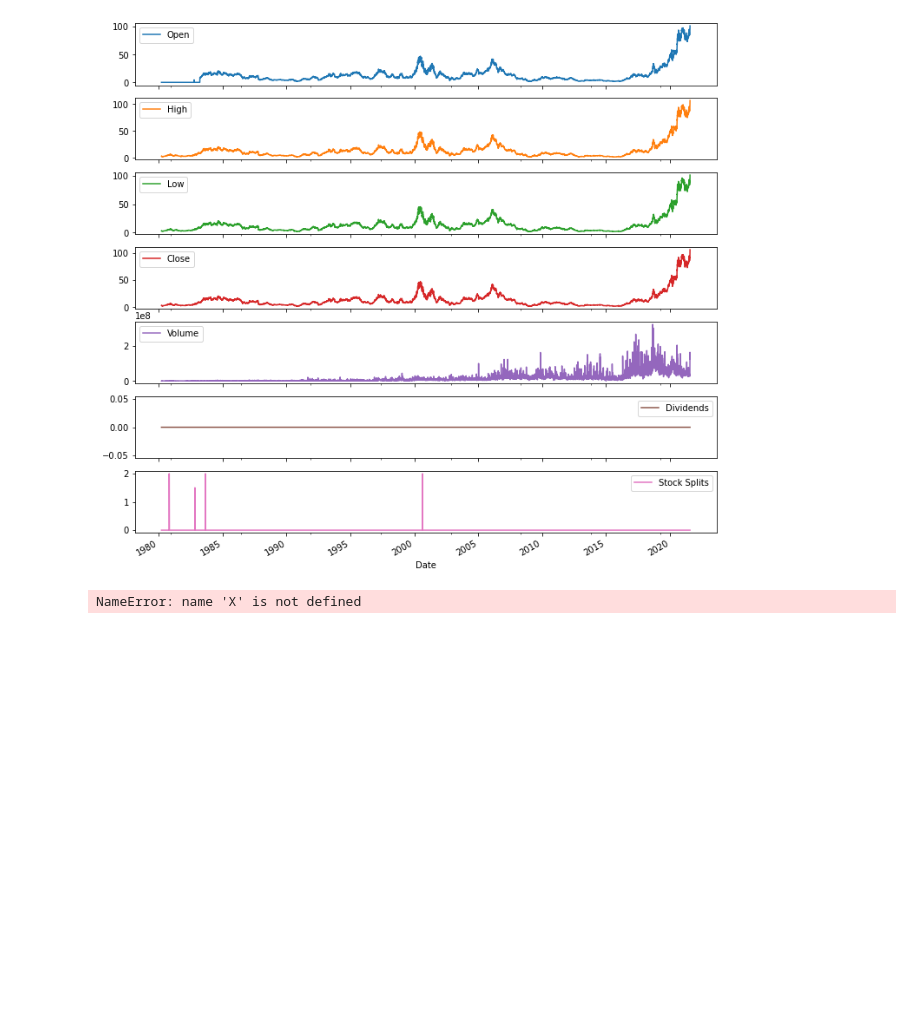
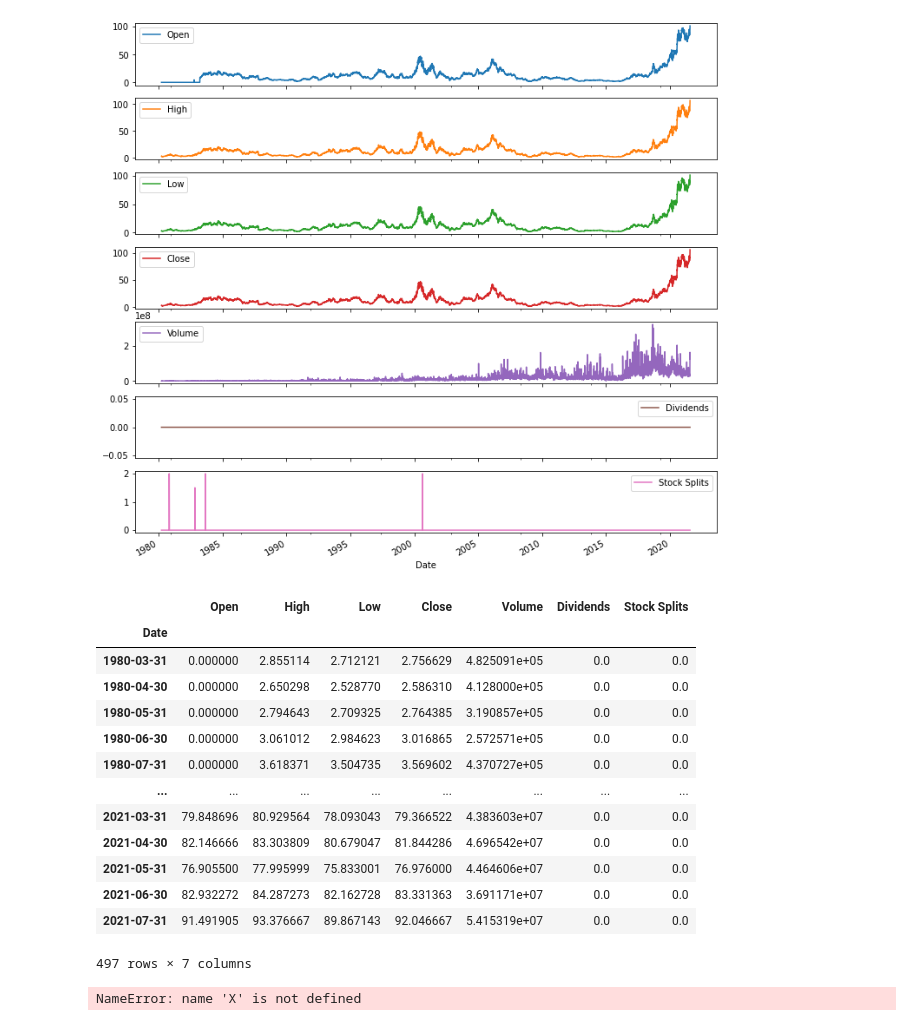
Before and after one commit to whitneydt/Algo_Project, a Jupyter notebook: Tech.ipynb, the cells around one changed output. Cells and saved outputs as stored; diff of their text form; code cells hidden in the pictures; blank space fills up the shorter version.

```diff
--- a/Tech.ipynb
+++ b/Tech.ipynb
@@ -551,6 +531,23 @@ array([<AxesSubplot:xlabel='Date'>, <AxesSubplot:xlabel='Date'>,
 [figure]
 # %%
 # Collecting Advanced FNAN Data
+# %%
+amd_hist.resample("1M").mean()
+# %% [output]
+|  | Open | High | Low | Close | Volume | Dividends | Stock Splits |
+| Date |  |  |  |  |  |  |  |
+| 1980-03-31 | 0.000000 | 2.855114 | 2.712121 | 2.756629 | 4.825091e+05 | 0.0 | 0.0 |
+| 1980-04-30 | 0.000000 | 2.650298 | 2.528770 | 2.586310 | 4.128000e+05 | 0.0 | 0.0 |
+| 1980-05-31 | 0.000000 | 2.794643 | 2.709325 | 2.764385 | 3.190857e+05 | 0.0 | 0.0 |
+| 1980-06-30 | 0.000000 | 3.061012 | 2.984623 | 3.016865 | 2.572571e+05 | 0.0 | 0.0 |
+| 1980-07-31 | 0.000000 | 3.618371 | 3.504735 | 3.569602 | 4.370727e+05 | 0.0 | 0.0 |
+| ... | ... | ... | ... | ... | ... | ... | ... |
+| 2021-03-31 | 79.848696 | 80.929564 | 78.093043 | 79.366522 | 4.383603e+07 | 0.0 | 0.0 |
+| 2021-04-30 | 82.146666 | 83.303809 | 80.679047 | 81.844286 | 4.696542e+07 | 0.0 | 0.0 |
+| 2021-05-31 | 76.905500 | 77.995999 | 75.833001 | 76.976000 | 4.464606e+07 | 0.0 | 0.0 |
+| 2021-06-30 | 82.932272 | 84.287273 | 82.162728 | 83.331363 | 3.691171e+07 | 0.0 | 0.0 |
+| 2021-07-31 | 91.491905 | 93.376667 | 89.867143 | 92.046667 | 5.415319e+07 | 0.0 | 0.0 |
+497 rows × 7 columns
 # %%
 # Need to figure out the features, which will be X, and the target, which will be y.
 scaler = MinMaxScaler()
```
Also changed, not shown: parts of 5 cells of this notebook.
